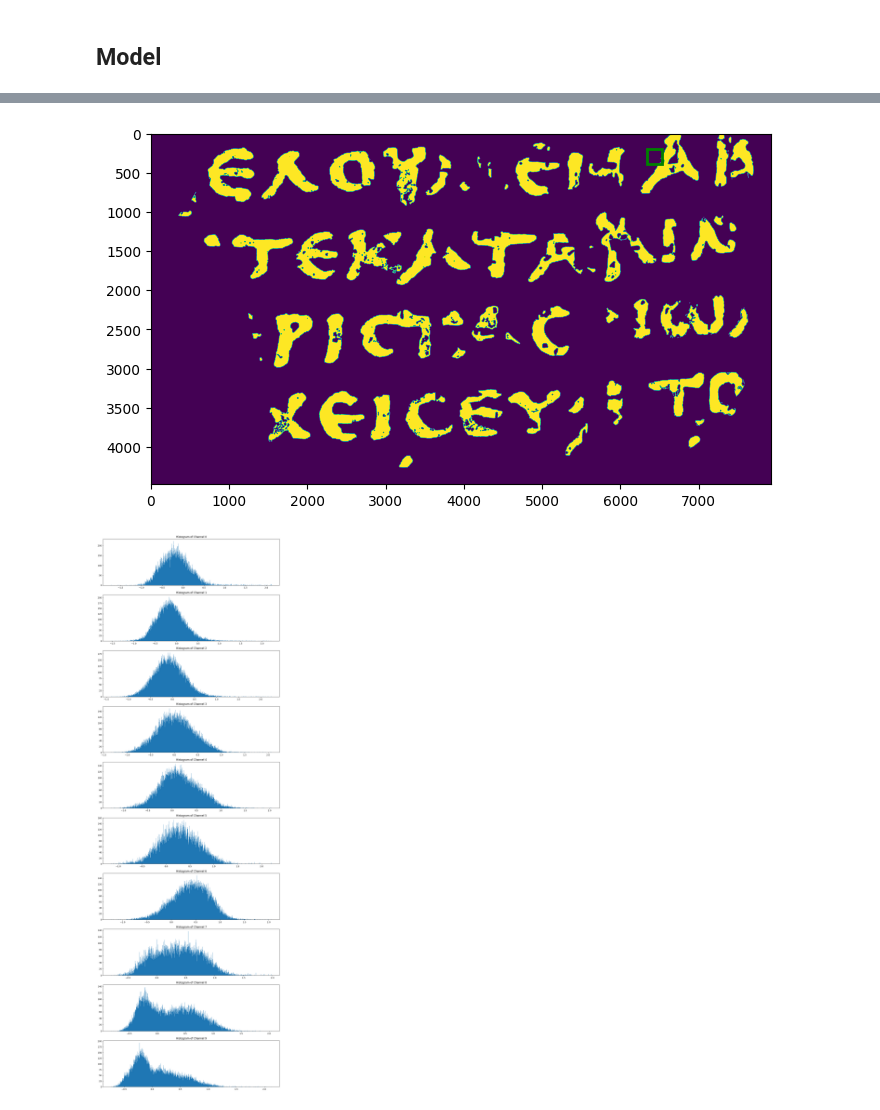
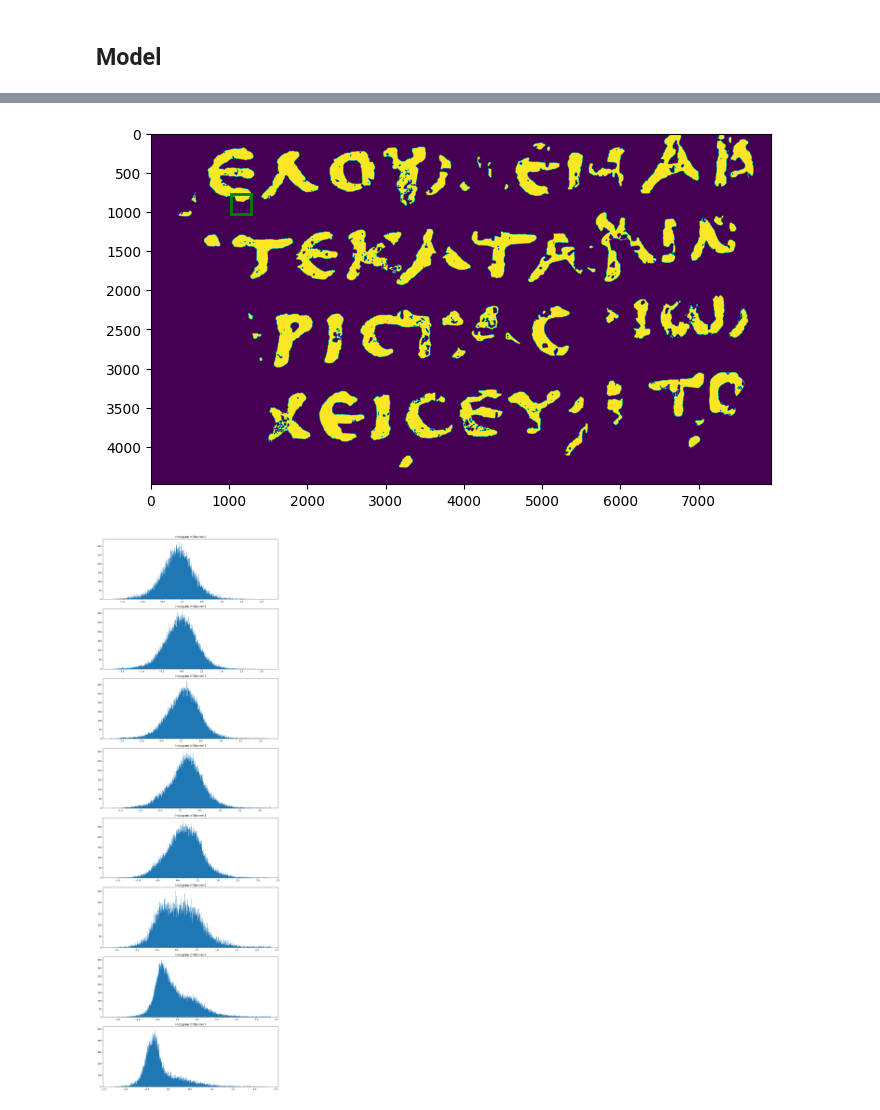
Before and after one commit to fummicc1/kaggle-ink-detection, a Jupyter notebook: keras-starter-kit-unet-train-on-full-dataset.ipynb, the cells around one changed output, grey strips where cells are left out. Saved outputs shown, nothing was run; the diff lists cells and outputs as text; code cells hidden in the pictures.

```diff
--- a/keras-starter-kit-unet-train-on-full-dataset.ipynb
+++ b/keras-starter-kit-unet-train-on-full-dataset.ipynb
@@ -167,20 +172,20 @@ class CFG():
     # DATA_DIR = '/kaggle/input/vesuvius-challenge-ink-detection/'
     DATA_DIR = '/home/fummicc1/codes/competitions/kaggle-ink-detection'
     # DATA_DIR = '/home/fummicc1/codes/Kaggle/kaggle-ink-detection'
-    BUFFER = 96 # Half-size of papyrus patches we'll use as model inputs
+    BUFFER = 128 # Half-size of papyrus patches we'll use as model inputs
     CROP_SIZE = BUFFER * 2
-    STRIDE = 96
+    STRIDE = 128
     # Z_LIST = list(range(0, 20, 5)) + list(range(22, 34))  # Offset of slices in the z direction
     # Z_LIST = [20, 22, 24, 26] + list(range(28, 36)) + [36, 38]
     # Z_LIST = list(range(16, 48, 2))
-    Z_LIST = list(range(18, 38, 2))
+    Z_LIST = list(range(22, 38, 2))
     # Z_LIST = list(range(0, 24, 8)) + list(range(24, 36, 2)) + list(range(36, 64, 10))
     Z_DIM = len(Z_LIST)  # Number of slices in the z direction. Max value is 64 - Z_START
-    BATCH_Z_DIFF = 6
+    BATCH_Z_DIFF = 4
     SHARED_HEIGHT = 4480  # Max height to resize all papyrii
 
     # Model config
-    BATCH_SIZE = 96
+    BATCH_SIZE = 64
 
     GPU_COUNT = 4
 
@@ -190,19 +195,19 @@ class CFG():
     exp = 1e-7
     mask_padding = SHARED_HEIGHT // 40
 
-    num_epochs = 40
+    num_epochs = 30
     lr = 1e-3
     eta_min_lr = 1e-5
-    WANDB_NOTE = "augの修正"
+    WANDB_NOTE = "バッチを下げた"
     augmentation = "augmentation: Horizontal/Vertical/RandomScale/Transpose/RandomRotate90/ShiftScaleRotate/GridDistortion/MultiChannelNoise/PadIfNeeded"
     # augmentation = "augmentation: Horizontal/Vertical/RandomScale/Transpose/ShiftScaleRotate/MultiChannelNoise/PadIfNeeded"
-    loss1_alpha = 1.4
+    loss1_alpha = 2
     loss1_beta = None
 
-    loss2a_alpha = 1.4
+    loss2a_alpha = 1.5
     loss2a_beta = None
 
-    loss2b_alpha = 1.4
+    loss2b_alpha = 1.5
 
     loss1_weight = 0.5
     loss2_weight = 0.5
@@ -237,13 +242,13 @@ class CFG():
     loss2b = nn.BCEWithLogitsLoss(
         pos_weight=torch.tensor([loss2b_alpha]),
     )
-    noise_intensity = (0.00005, 0.0001)
+    noise_intensity = (0.000005, 0.00001)
     use_new_label_mask = True
     pretrained = True
     # MODEL_DEPTH = 34
     # MODEL_KIND = "KM"
 
-    exp_name = "054-gpu17"
+    exp_name = "056-gpu17"
     prev_exp_name = "046-gpu17"
 
 def class2dict(c):
@@ -452,7 +457,7 @@ class SubvolumeDataset(Dataset):
                 A.VerticalFlip(p=0.5),
                 A.RandomScale(p=0.6, scale_limit=0.3),
                 A.Transpose(p=0.5),
-                A.RandomRotate90(p=0.4,),
+                A.RandomRotate90(p=0.5,),
                 A.ShiftScaleRotate(p=0.8, scale_limit=0.3, rotate_limit=80),
                 A.GridDistortion(num_steps=5, distort_limit=0.15, p=0.2),
                 # A.CoarseDropout(
@@ -463,7 +468,7 @@ class SubvolumeDataset(Dataset):
                 #     p=0.3,
                 # ),
                 MultichannelNoise(
-                    p=0.05,
+                    p=0.15,
                 ),
                 A.PadIfNeeded(min_height=self.buffer * 2, min_width=self.buffer * 2),
                 A.Resize(height=self.buffer * 2, width=self.buffer * 2),
@@ -1005,7 +1010,7 @@ sample_ds = SubvolumeDataset(
     is_train=True,
 )
 
-id = 100
+id = 300
 sample_depth = CFG.Z_DIM // 2
 
 fig, ax = plt.subplots(1, 2, figsize=(8, 6))
@@ -1038,5 +1043,5 @@ fig.show()
-[figure, old version]
+[figure, new version]
-[figure, old version]
+[figure, new version]
 # %%
 
 k_folds = 4
```
Also changed, not shown: parts of 5 cells of this notebook.
